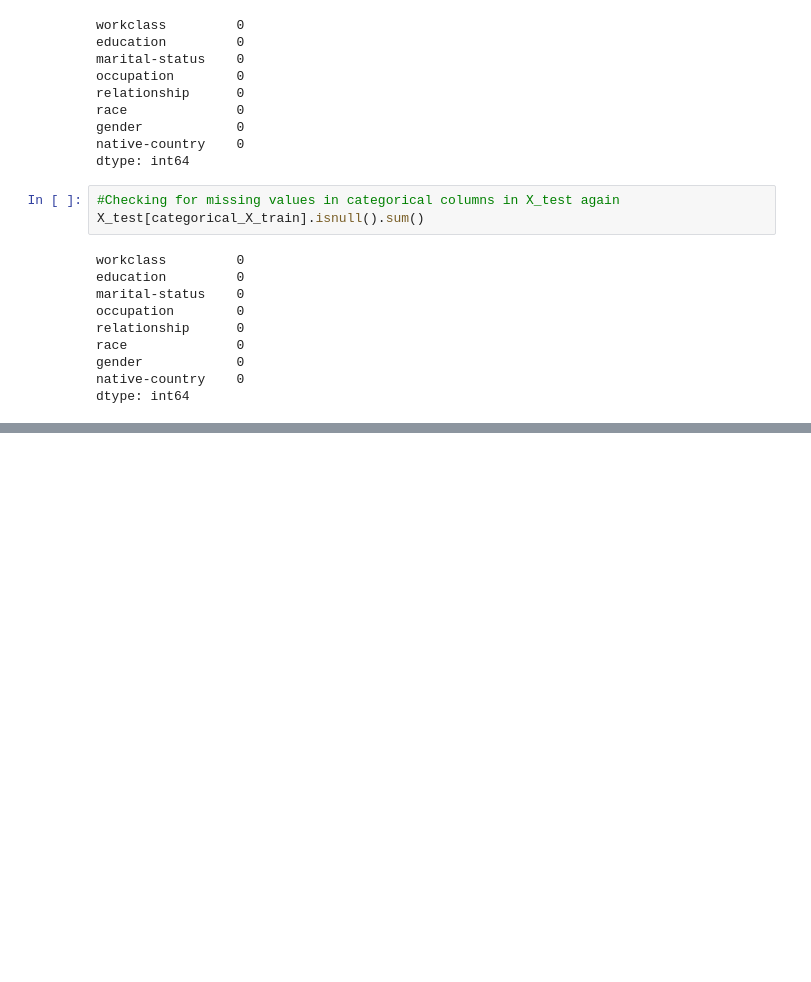
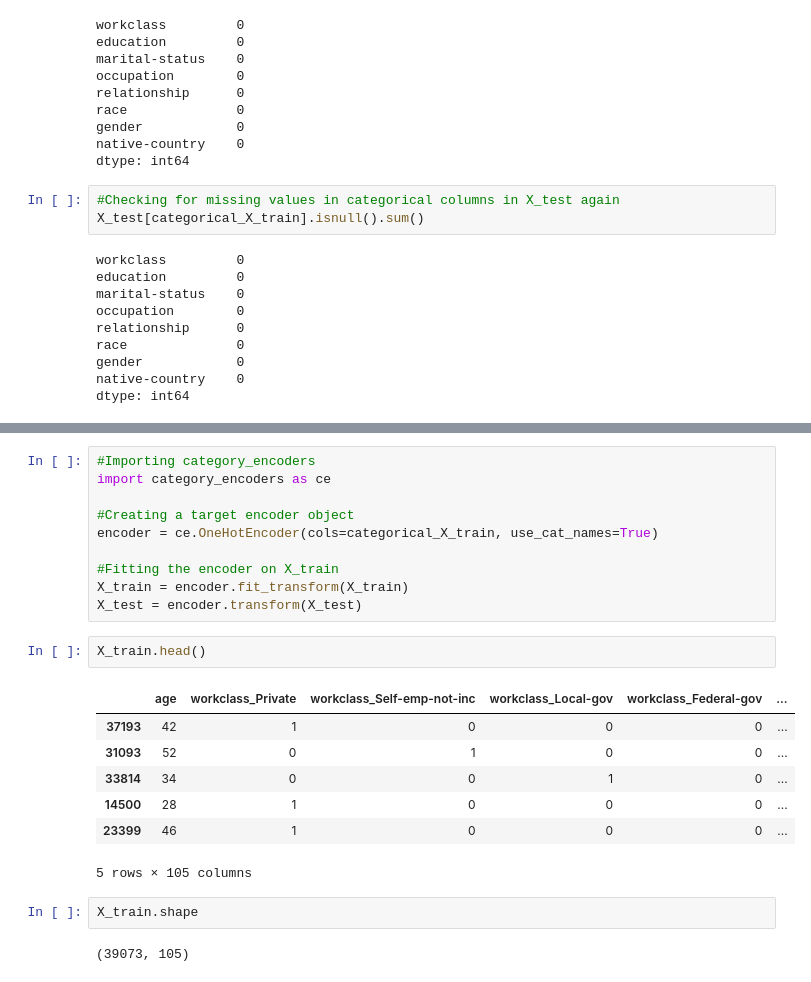
Before and after one commit to lucaskojo02/Adult-Income, a Jupyter notebook: adult_income.ipynb, the cells around one changed output, grey strips where cells are left out. Saved outputs shown, nothing was run; the diff lists cells and outputs as text; blank space fills up the shorter version.

```diff
--- a/adult_income.ipynb
+++ b/adult_income.ipynb
@@ -549,0 +564,24 @@ dtype: int64
+# %%
+#Importing category_encoders
+import category_encoders as ce
+
+#Creating a target encoder object
+encoder = ce.OneHotEncoder(cols=categorical_X_train, use_cat_names=True)
+
+#Fitting the encoder on X_train
+X_train = encoder.fit_transform(X_train)
+X_test = encoder.transform(X_test)
+# %%
+X_train.head()
+# %% [output]
+|  | age | workclass_Private | workclass_Self-emp-not-inc | workclass_Local-gov | workclass_Federal-gov | ... |
+| 37193 | 42 | 1 | 0 | 0 | 0 | ... |
+| 31093 | 52 | 0 | 1 | 0 | 0 | ... |
+| 33814 | 34 | 0 | 0 | 1 | 0 | ... |
+| 14500 | 28 | 1 | 0 | 0 | 0 | ... |
+| 23399 | 46 | 1 | 0 | 0 | 0 | ... |
+5 rows × 105 columns
+# %%
+X_train.shape
+# %% [output]
+(39073, 105)
```
Also changed, not shown: parts of 6 cells of this notebook.
